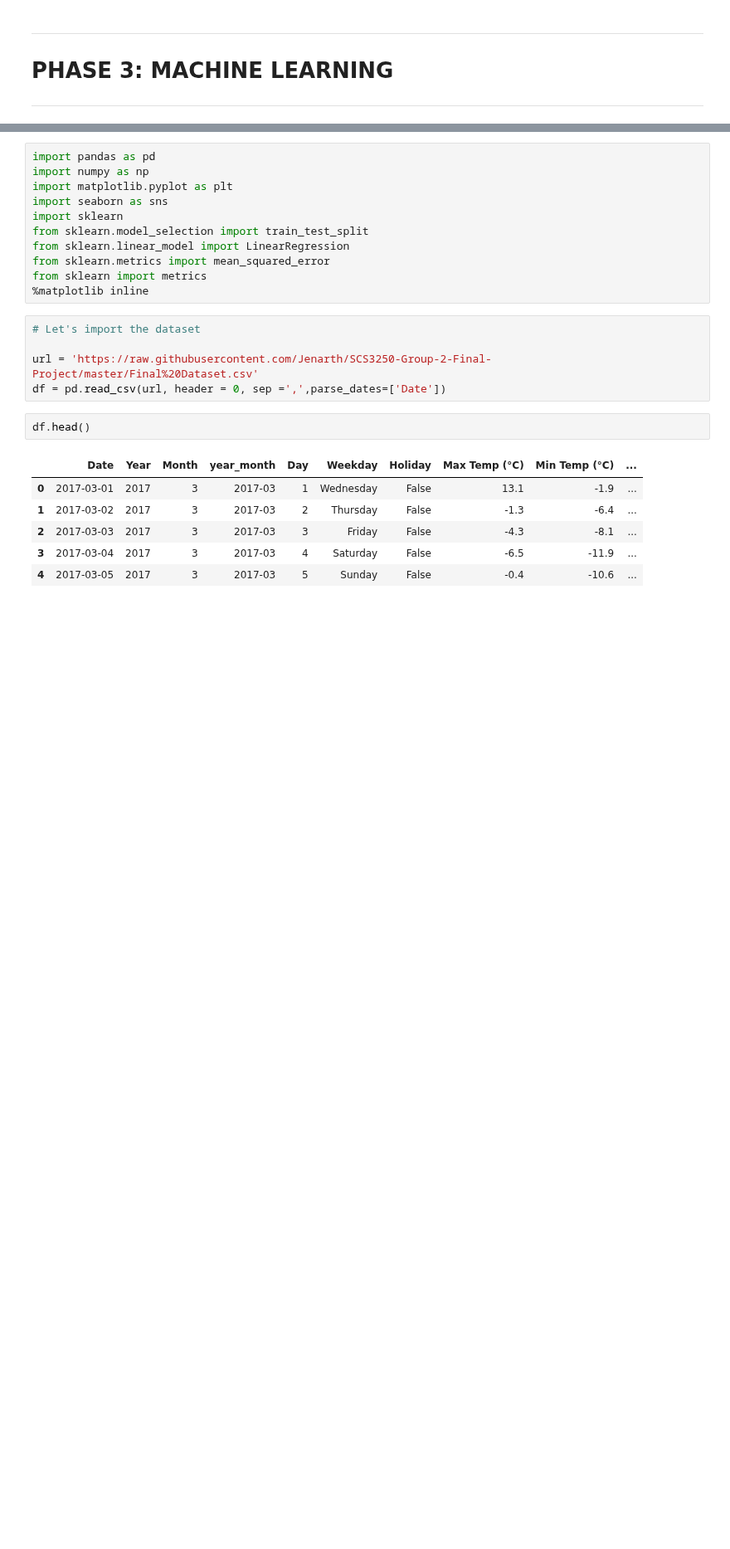
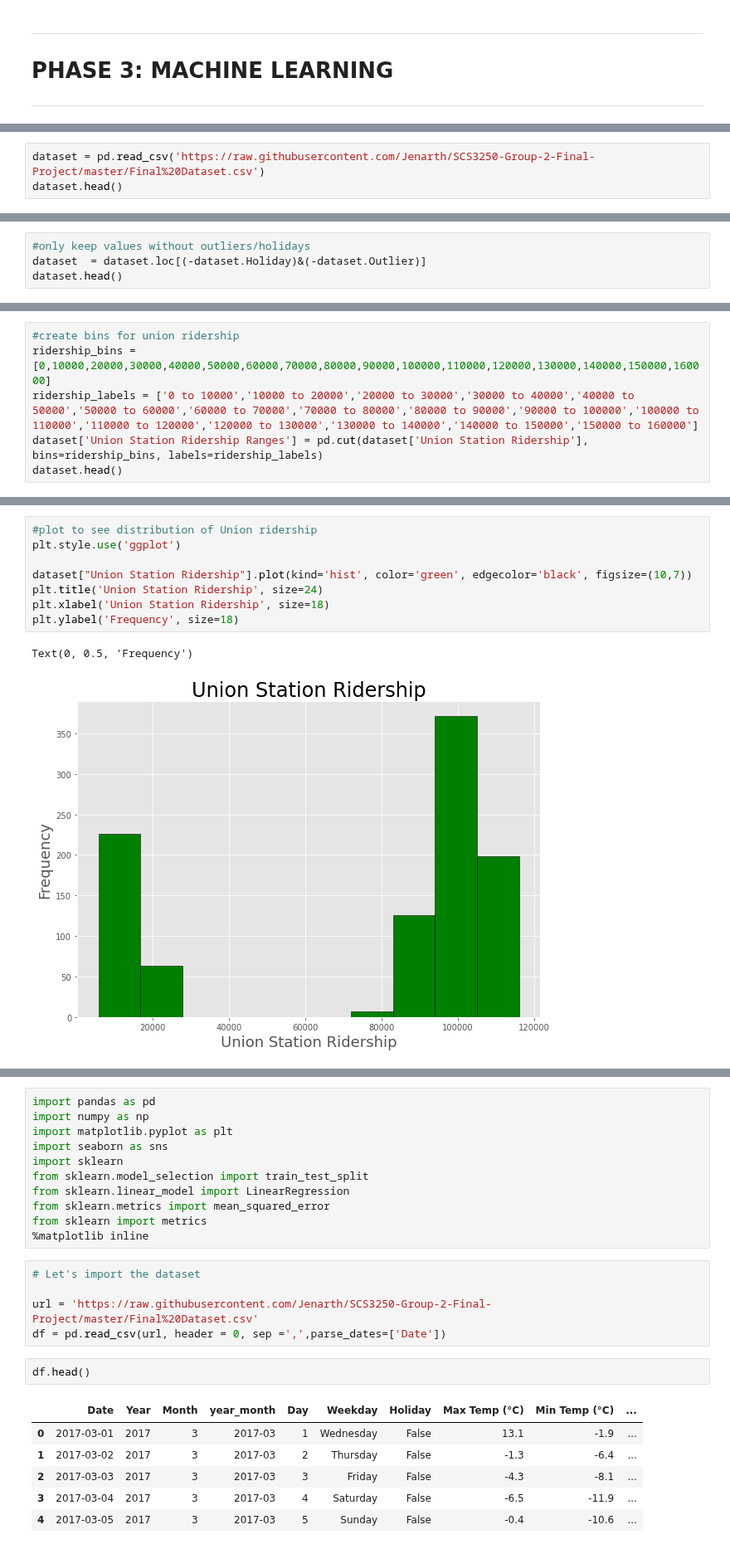
Before and after one commit to VernonNaidoo-Toronto/SCS3250-Group-2-Final-Project, a Jupyter notebook: 3_Machine_Learning.ipynb, the cells around one changed output, grey strips where cells are left out. Shown at 83% size. Drawn from its saved outputs; the diff is of its cells as text; blank space fills up the shorter version.

```diff
--- a/3_Machine_Learning.ipynb
+++ b/3_Machine_Learning.ipynb
@@ -6,0 +30,3 @@
+# %%
+dataset = pd.read_csv('https://raw.githubusercontent.com/Jenarth/SCS3250-Group-2-Final-Project/master/Final%20Dataset.csv')
+dataset.head()
@@ -6,0 +48,4 @@
+# %%
+#only keep values without outliers/holidays
+dataset  = dataset.loc[(-dataset.Holiday)&(-dataset.Outlier)]
+dataset.head()
@@ -6,0 +71,6 @@
+# %%
+#create bins for union ridership
+ridership_bins = [0,10000,20000,30000,40000,50000,60000,70000,80000,90000,100000,110000,120000,130000,140000,150000,160000]
+ridership_labels = ['0 to 10000','10000 to 20000','20000 to 30000','30000 to 40000','40000 to 50000','50000 to 60000','60000 to 70000','70000 to 80000','80000 to 90000','90000 to 100000','100000 to 110000','110000 to 120000','120000 to 130000','130000 to 140000','140000 to 150000','150000 to 160000']
+dataset['Union Station Ridership Ranges'] = pd.cut(dataset['Union Station Ridership'], bins=ridership_bins, labels=ridership_labels)
+dataset.head()
@@ -6,0 +90,11 @@
+# %%
+#plot to see distribution of Union ridership
+plt.style.use('ggplot')
+
+dataset["Union Station Ridership"].plot(kind='hist', color='green', edgecolor='black', figsize=(10,7))
+plt.title('Union Station Ridership', size=24)
+plt.xlabel('Union Station Ridership', size=18)
+plt.ylabel('Frequency', size=18)
+# %% [output]
+Text(0, 0.5, 'Frequency')
+[figure, added]
```
Also changed, not shown: parts of 72 cells of this notebook.
